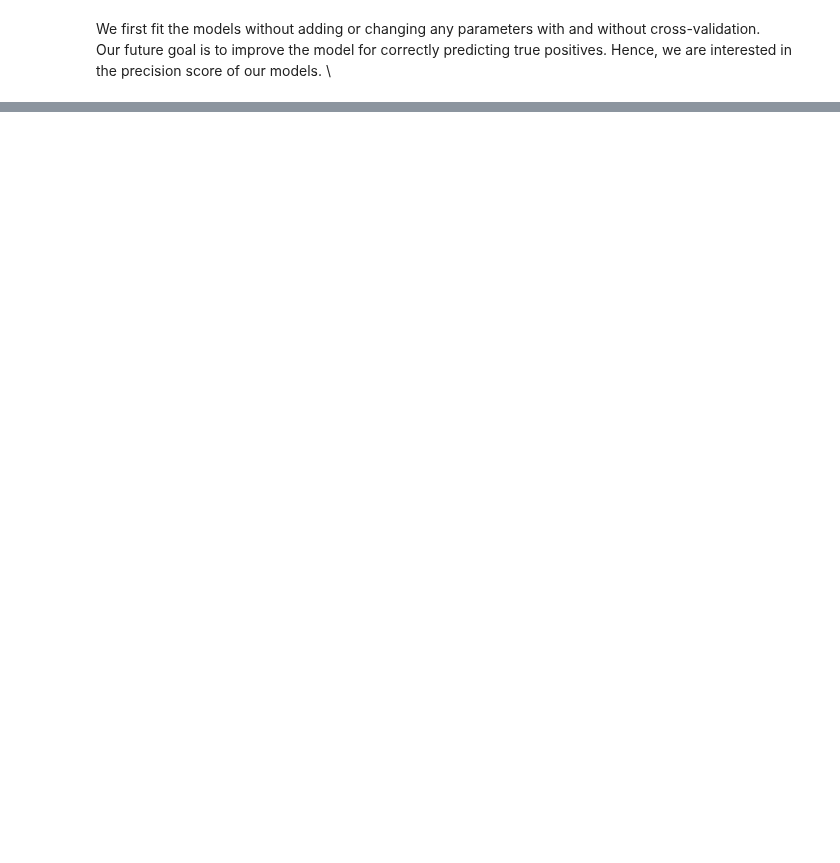
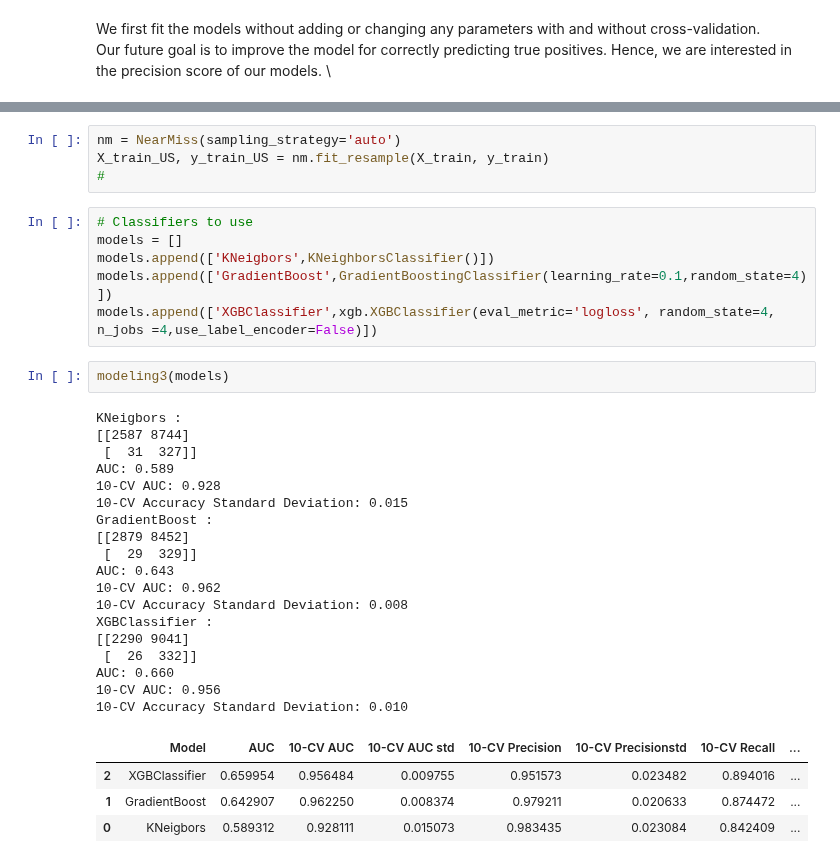
Before and after one commit to AliSafieddine/Churn-Prediction, a Jupyter notebook: Prediction_v1.ipynb, the cells around one changed output, grey strips where cells are left out. Cells and saved outputs as stored; diff of their text form; blank space fills up the shorter version.

```diff
--- a/Prediction_v1.ipynb
+++ b/Prediction_v1.ipynb
@@ -1212,0 +1202,35 @@ model.fit(X_train, y_train)
+# %%
+nm = NearMiss(sampling_strategy='auto')
+X_train_US, y_train_US = nm.fit_resample(X_train, y_train)
+#
+# %%
+# Classifiers to use
+models = []
+models.append(['KNeigbors',KNeighborsClassifier()])
+models.append(['GradientBoost',GradientBoostingClassifier(learning_rate=0.1,random_state=4)])
+models.append(['XGBClassifier',xgb.XGBClassifier(eval_metric='logloss', random_state=4, n_jobs =4,use_label_encoder=False)])
+# %%
+modeling3(models)
+# %% [output]
+KNeigbors :
+[[2587 8744]
+ [  31  327]]
+AUC: 0.589
+10-CV AUC: 0.928
+10-CV Accuracy Standard Deviation: 0.015
+GradientBoost :
+[[2879 8452]
+ [  29  329]]
+AUC: 0.643
+10-CV AUC: 0.962
+10-CV Accuracy Standard Deviation: 0.008
+XGBClassifier :
+[[2290 9041]
+ [  26  332]]
+AUC: 0.660
+10-CV AUC: 0.956
+10-CV Accuracy Standard Deviation: 0.010
+|  | Model | AUC | 10-CV AUC | 10-CV AUC std | 10-CV Precision | 10-CV Precisionstd | 10-CV Recall | ... |
+| 2 | XGBClassifier | 0.659954 | 0.956484 | 0.009755 | 0.951573 | 0.023482 | 0.894016 | ... |
+| 1 | GradientBoost | 0.642907 | 0.962250 | 0.008374 | 0.979211 | 0.020633 | 0.874472 | ... |
+| 0 | KNeigbors | 0.589312 | 0.928111 | 0.015073 | 0.983435 | 0.023084 | 0.842409 | ... |
```
Also changed, not shown: parts of 89 cells of this notebook.
